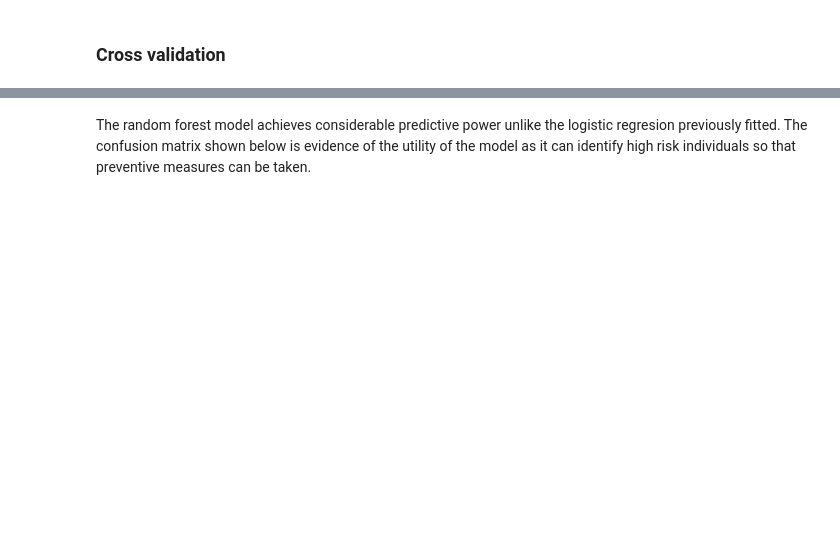
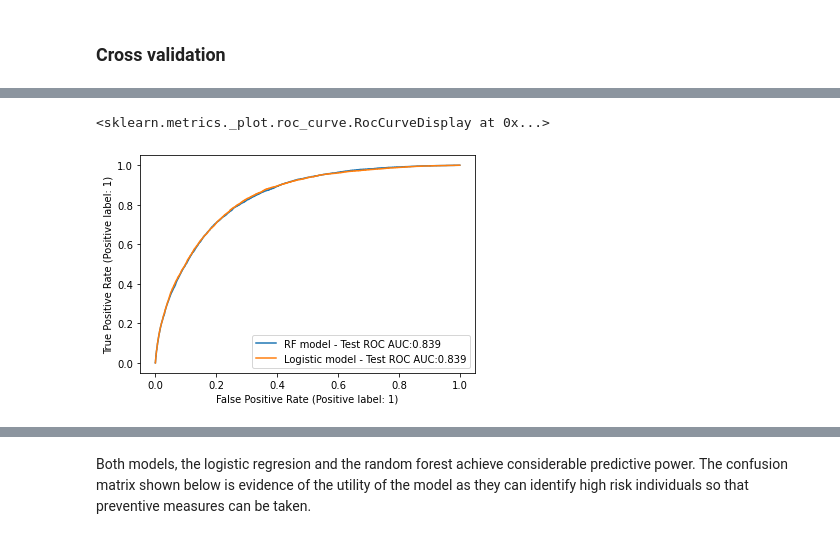
Before and after one commit to jcazuero94/Intro_to_ML_SL_project, a Jupyter notebook: Notebooks/EDA and Modelling.ipynb, the cells around one changed output, grey strips where cells are left out. Cells and saved outputs as stored; diff of their text form; code cells hidden in the pictures; blank space fills up the shorter version.

```diff
--- a/Notebooks/EDA and Modelling.ipynb
+++ b/Notebooks/EDA and Modelling.ipynb
@@ -412,0 +453,2 @@ plot_roc_curve(
+# %%
+model_rf = RandomForestClassifier(**final_params)
@@ -412,0 +457,2 @@ plot_roc_curve(
+# %%
+model_rf.fit(X_train[columns_to_retain], y_train)
@@ -412,0 +489,2 @@ plot_roc_curve(
+# %%
+y_test_pred_proba = model_rf.predict_proba(X_test[columns_to_retain])
@@ -412,0 +493,2 @@ plot_roc_curve(
+# %%
+y_test_pred_proba_log = log_model.predict_proba(X_test_ss)
@@ -412,0 +497,17 @@ plot_roc_curve(
+# %%
+fig, ax = plt.subplots()
+RocCurveDisplay.from_predictions(
+    y_test,
+    y_test_pred_proba[:, 1],
+    ax=ax,
+    label=f"RF model - Test ROC AUC:{round(roc_auc_score(y_test, y_test_pred_proba[:, 1]),3)}",
+)
+RocCurveDisplay.from_predictions(
+    y_test,
+    y_test_pred_proba_log[:, 1],
+    ax=ax,
+    label=f"Logistic model - Test ROC AUC:{round(roc_auc_score(y_test, y_test_pred_proba_log[:, 1]),3)}",
+)
+# %% [output]
+<sklearn.metrics._plot.roc_curve.RocCurveDisplay at 0x...>
+[figure, added]
@@ -413,3 +515,3 @@ plot_roc_curve(
 # %% [markdown]
-The random forest model achieves considerable predictive power unlike the logistic regresion previously fitted. The confusion matrix shown below is evidence of the utility of the model as it can identify high risk individuals so that preventive measures can be taken.
+Both models, the logistic regresion and the random forest achieve considerable predictive power. The confusion matrix shown below is evidence of the utility of the model as they can identify high risk individuals so that preventive measures can be taken.
 # %%
```
Also changed, not shown: parts of 59 cells of this notebook, 7 other files.
